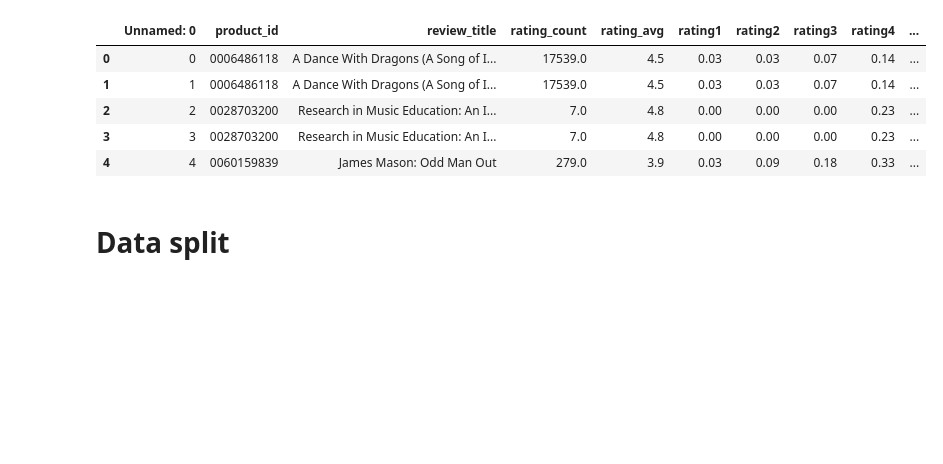
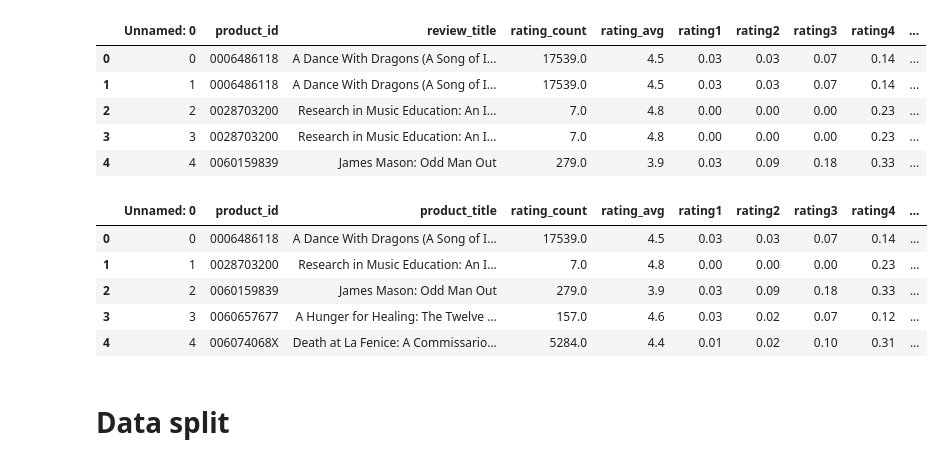
Before and after one commit to tadeohepperle/amazon-fake-reviews, a Jupyter notebook: model.ipynb, the cells around one changed output. Cells and saved outputs as stored; diff of their text form; code cells hidden in the pictures; blank space fills up the shorter version.

Commit message:
Added scrapped review product title embeddings

```diff
--- a/model.ipynb
+++ b/model.ipynb
@@ -39,3 +39,12 @@ reviews_scraped.head()
 | 2 | 2 | 0028703200 | Research in Music Education: An I... | 7.0 | 4.8 | 0.00 | 0.00 | 0.00 | 0.23 | ... |
 | 3 | 3 | 0028703200 | Research in Music Education: An I... | 7.0 | 4.8 | 0.00 | 0.00 | 0.00 | 0.23 | ... |
 | 4 | 4 | 0060159839 | James Mason: Odd Man Out | 279.0 | 3.9 | 0.03 | 0.09 | 0.18 | 0.33 | ... |
+# %%
+products_scraped.head()
+# %% [output]
+|  | Unnamed: 0 | product_id | product_title | rating_count | rating_avg | rating1 | rating2 | rating3 | rating4 | ... |
+| 0 | 0 | 0006486118 | A Dance With Dragons (A Song of I... | 17539.0 | 4.5 | 0.03 | 0.03 | 0.07 | 0.14 | ... |
+| 1 | 1 | 0028703200 | Research in Music Education: An I... | 7.0 | 4.8 | 0.00 | 0.00 | 0.00 | 0.23 | ... |
+| 2 | 2 | 0060159839 | James Mason: Odd Man Out | 279.0 | 3.9 | 0.03 | 0.09 | 0.18 | 0.33 | ... |
+| 3 | 3 | 0060657677 | A Hunger for Healing: The Twelve ... | 157.0 | 4.6 | 0.03 | 0.02 | 0.07 | 0.12 | ... |
+| 4 | 4 | 006074068X | Death at La Fenice: A Commissario... | 5284.0 | 4.4 | 0.01 | 0.02 | 0.10 | 0.31 | ... |
```
Also changed, not shown: parts of 8 cells of this notebook.
